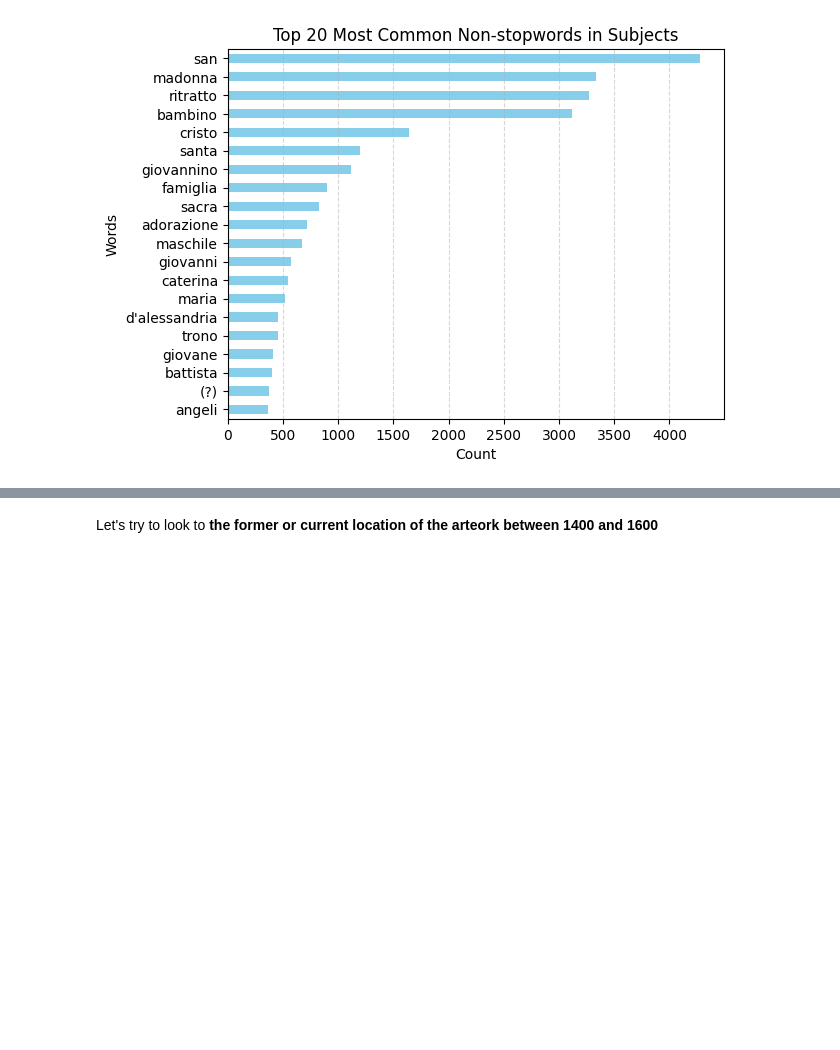
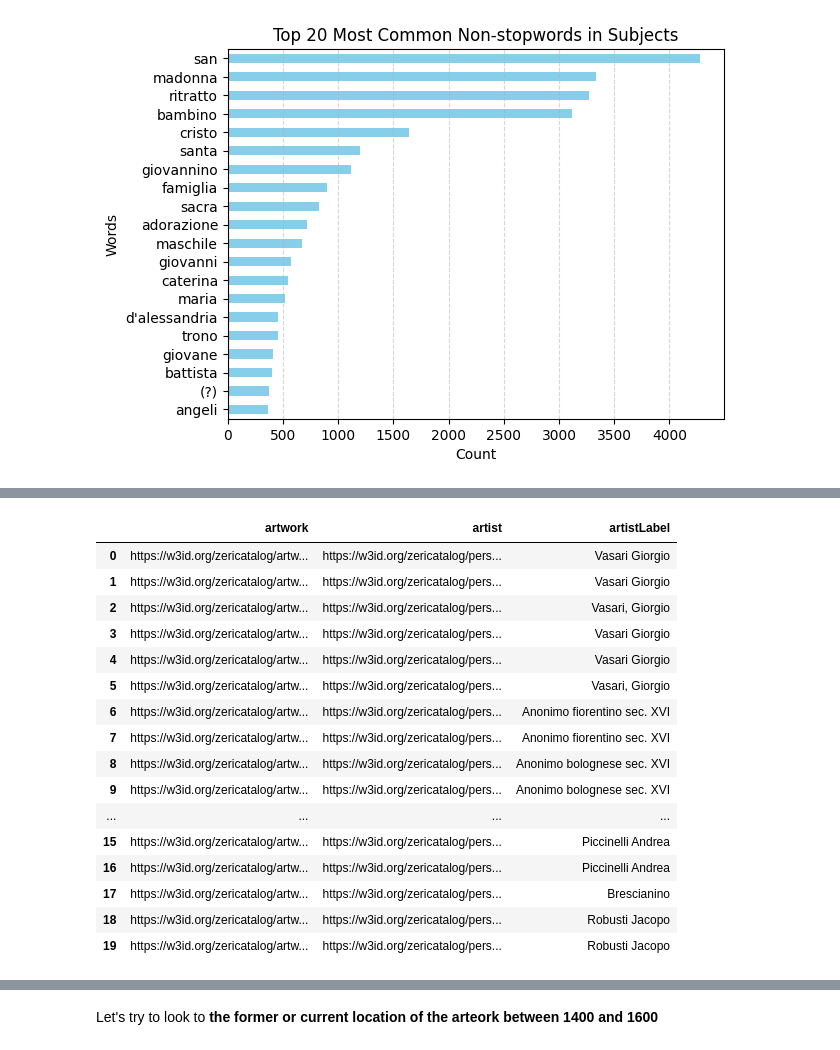
Before and after one commit to sterenz/IconoGraph, a Jupyter notebook: IconoGraph_EDA.ipynb, the cells around one changed output, grey strips where cells are left out. Drawn from its saved outputs; the diff is of its cells as text; code cells hidden in the pictures; blank space fills up the shorter version.

Commit message:
`IconoGraph_EDA.ipynb` combined artists.

```diff
--- a/IconoGraph_EDA.ipynb
+++ b/IconoGraph_EDA.ipynb
@@ -2159,0 +2246,70 @@ plt.show()
+# %%
+# Define the SPARQL query
+query = """
+    PREFIX zeri1: <http://www.w3.org/ns/prov-o#>
+    PREFIX pro: <http://purl.org/spar/pro/>
+    PREFIX : <http://www.essepuntato.it/2014/03/fentry-abox/>
+    PREFIX fentry: <http://www.essepuntato.it/2014/03/fentry/>
+    PREFIX owl: <http://www.w3.org/2002/07/owl#>
+    PREFIX oaentry: <http://purl.org/emmedi/oaentry/>
+    PREFIX crm: <http://www.cidoc-crm.org/cidoc-crm/>
+    PREFIX rdf: <http://www.w3.org/1999/02/22-rdf-syntax-ns#>
+    PREFIX rdfs: <http://www.w3.org/2000/01/rdf-schema#>
+    PREFIX frbr: <http://purl.org/vocab/frbr/core#>
+    PREFIX prov: <http://www.w3.org/ns/prov#>
+    PREFIX fabio: <http://purl.org/spar/fabio/>
+    PREFIX ti: <http://www.ontologydesignpatterns.org/cp/owl/timeinterval.owl#>
+    PREFIX dc: <http://purl.org/dc/elements/1.1/>
+    PREFIX emmedi: <http://purl.org/emmedi/>
+    PREFIX hico: <http://purl.org/emmedi/hico/>
+    PREFIX terms: <http://purl.org/dc/terms/>
+    PREFIX xsd: <http://www.w3.org/2001/XMLSchema#>
+
+    SELECT DISTINCT ?artwork ?artist ?artistLabel
+    WHERE {
+        ?artwork a fabio:ArtisticWork  ;
+                 crm:P94i_was_created_by ?creation .
+
+        ?creation crm:P14_carried_out_by ?artist ;
+                  crm:P4_has_time_span ?timeSpan .
+
+        ?artist crm:P131_is_identified_by ?actorAppellation .
+                # owl:sameAs ?otherInstances . # We want just artist that has other instances of entity but not working directly connected like this
+
+        ?actorAppellation rdfs:label ?artistLabel .
+
+        ?timeSpan ti:hasIntervalStartDate ?startDate .
+
+        FILTER(
+        xsd:dateTime(?startDate) >= xsd:dateTime("1400-01-01T00:00:00Z") &&
+        xsd:dateTime(?startDate) <= xsd:dateTime("1600-12-31T23:59:59Z")
+        )
+
+    }
+"""
+
+try:
+    # Prepare the SPARQL query
+    query_obj = prepareQuery(query)
+
+    # Execute the query and retrieve the results
+    results = zeri_graph.query(query_obj)
+
+    if results:
+
+        # Convert SPARQL results to a pandas DataFrame
+        zeri_artists_no_sameAs_df = pd.DataFrame(results, columns=results.vars)
+
+        zeri_artists_no_sameAs_df = zeri_artists_no_sameAs_df.set_axis(['artwork','artist', 'artistLabel'], axis='columns')
+
+    else:
+
+        print("No results founded")
+
+except Exception as e:
+
+    print("An error occurred:", e)
+
+zeri_artists_no_sameAs_df.info()
+zeri_artists_no_sameAs_df.head(20)
+# %% [output]
@@ -2159,0 +2326,17 @@ plt.show()
+|  | artwork | artist | artistLabel |
+| 0 | https://w3id.org/zericatalog/artw... | https://w3id.org/zericatalog/pers... | Vasari Giorgio |
+| 1 | https://w3id.org/zericatalog/artw... | https://w3id.org/zericatalog/pers... | Vasari Giorgio |
+| 2 | https://w3id.org/zericatalog/artw... | https://w3id.org/zericatalog/pers... | Vasari, Giorgio |
+| 3 | https://w3id.org/zericatalog/artw... | https://w3id.org/zericatalog/pers... | Vasari Giorgio |
+| 4 | https://w3id.org/zericatalog/artw... | https://w3id.org/zericatalog/pers... | Vasari Giorgio |
+| 5 | https://w3id.org/zericatalog/artw... | https://w3id.org/zericatalog/pers... | Vasari, Giorgio |
+| 6 | https://w3id.org/zericatalog/artw... | https://w3id.org/zericatalog/pers... | Anonimo fiorentino sec. XVI |
+| 7 | https://w3id.org/zericatalog/artw... | https://w3id.org/zericatalog/pers... | Anonimo fiorentino sec. XVI |
+| 8 | https://w3id.org/zericatalog/artw... | https://w3id.org/zericatalog/pers... | Anonimo bolognese sec. XVI |
+| 9 | https://w3id.org/zericatalog/artw... | https://w3id.org/zericatalog/pers... | Anonimo bolognese sec. XVI |
+| ... | ... | ... | ... |
+| 15 | https://w3id.org/zericatalog/artw... | https://w3id.org/zericatalog/pers... | Piccinelli Andrea |
+| 16 | https://w3id.org/zericatalog/artw... | https://w3id.org/zericatalog/pers... | Piccinelli Andrea |
+| 17 | https://w3id.org/zericatalog/artw... | https://w3id.org/zericatalog/pers... | Brescianino |
+| 18 | https://w3id.org/zericatalog/artw... | https://w3id.org/zericatalog/pers... | Robusti Jacopo |
+| 19 | https://w3id.org/zericatalog/artw... | https://w3id.org/zericatalog/pers... | Robusti Jacopo |
```
Also changed, not shown: parts of 19 cells of this notebook, 1 other file.
